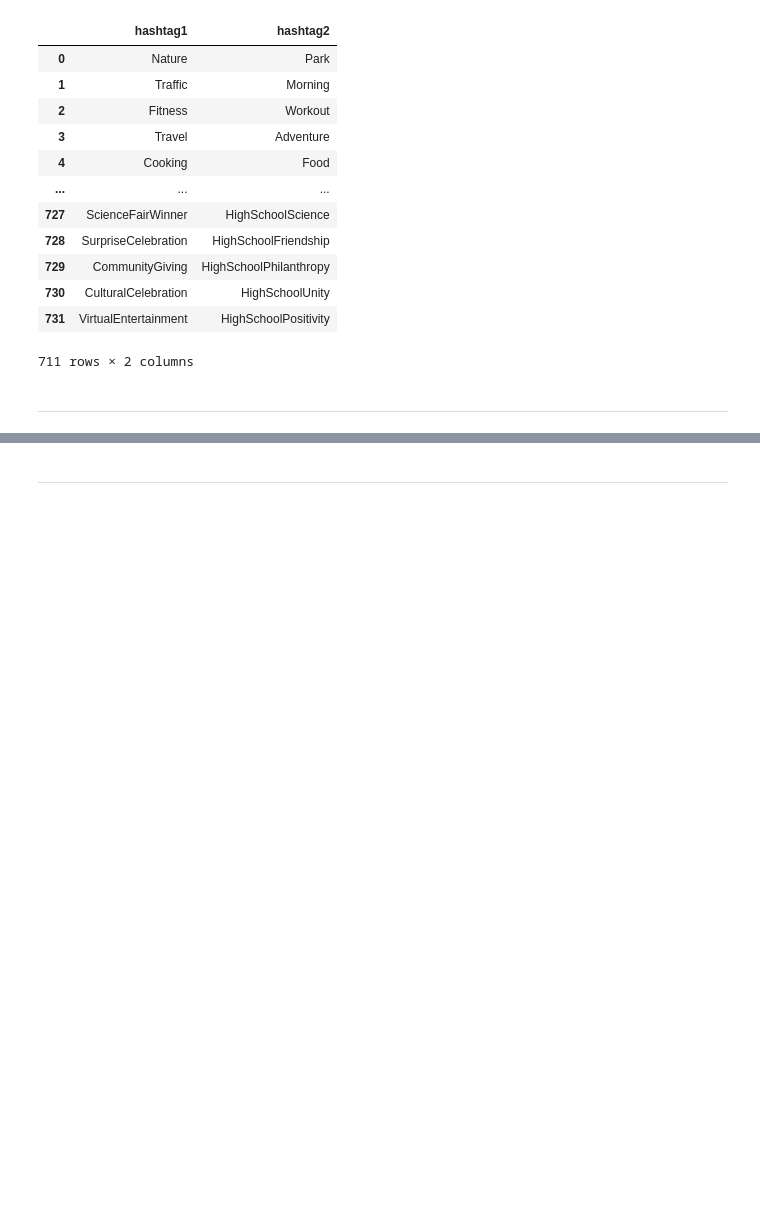
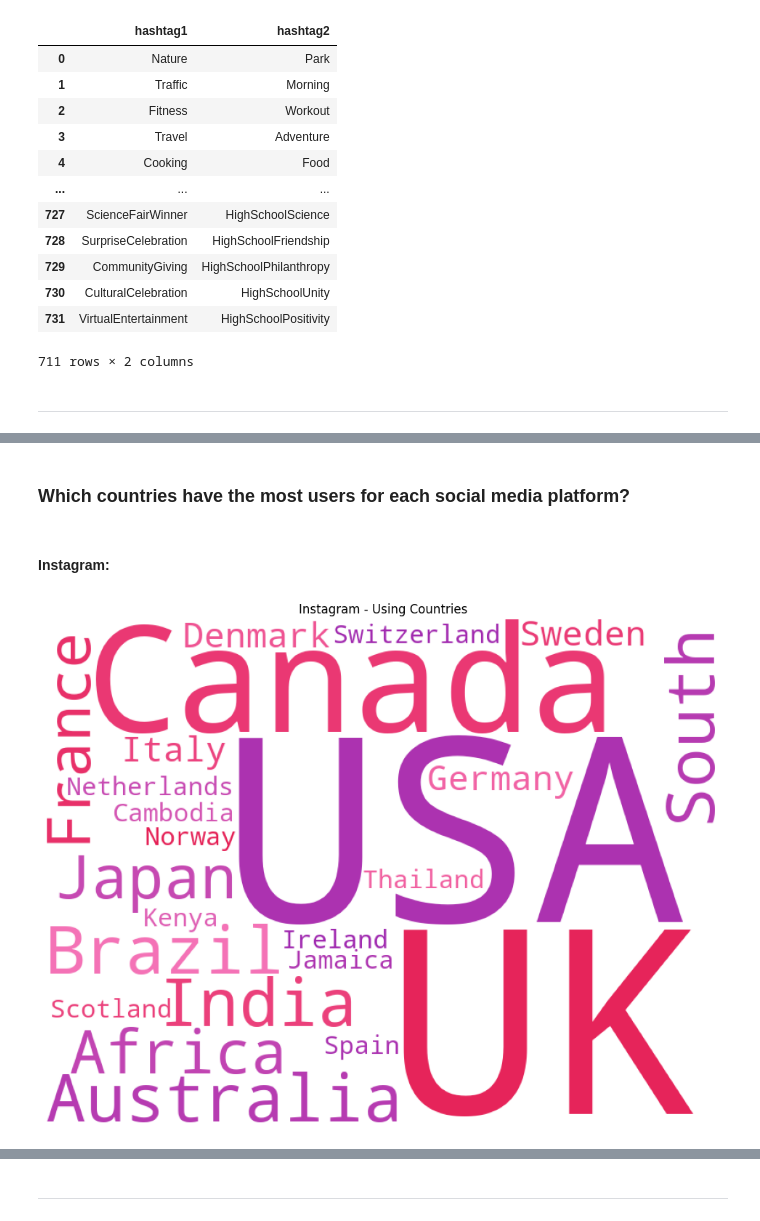
Before and after one commit to Social-Media-Sentiment-Analysis/NLP-Project, a Jupyter notebook: Social_Media_Sentiment_Analysis_Project.ipynb, the cells around one changed output, grey strips where cells are left out. Drawn from its saved outputs; the diff is of its cells as text; code cells hidden in the pictures; blank space fills up the shorter version.

```diff
--- a/Social_Media_Sentiment_Analysis_Project.ipynb
+++ b/Social_Media_Sentiment_Analysis_Project.ipynb
@@ -423,0 +485,4 @@ Assigned to: Amany/Rehab
+# %%
+instagram_df = df[df['Source'] == 'Instagram']
+instagram_df = instagram_df.reset_index(drop=True)
+instagram_df.head()
@@ -423,0 +522,19 @@ Assigned to: Amany/Rehab
+# %% [markdown]
+### Which countries have the most users for each social media platform?
+# %% [markdown]
+#### Instagram:
+# %%
+instagram_colors = ["#E41A4F", "#F472B6", "#9B23AF"]
+custom_colormap = LinearSegmentedColormap.from_list("custom", instagram_colors)
+country_counts = instagram_df['Country'].value_counts()
+
+wordcloud = WordCloud(background_color='white',
+                      colormap=custom_colormap,width=800, height=600).generate(' '.join(country_counts.index))
+
+plt.figure(figsize=(12, 10))
+plt.imshow(wordcloud)
+plt.axis('off')
+plt.title("Instagram - Using Countries")
+plt.show()
+# %% [output]
+[figure, added]
```
Also changed, not shown: parts of 83 cells of this notebook.
